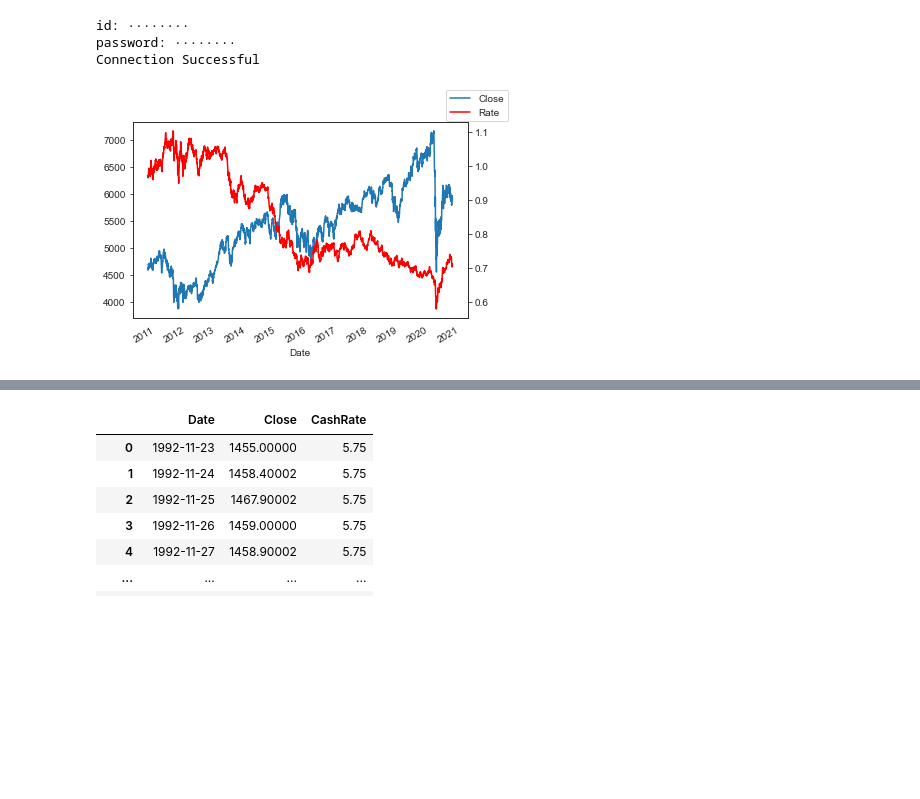
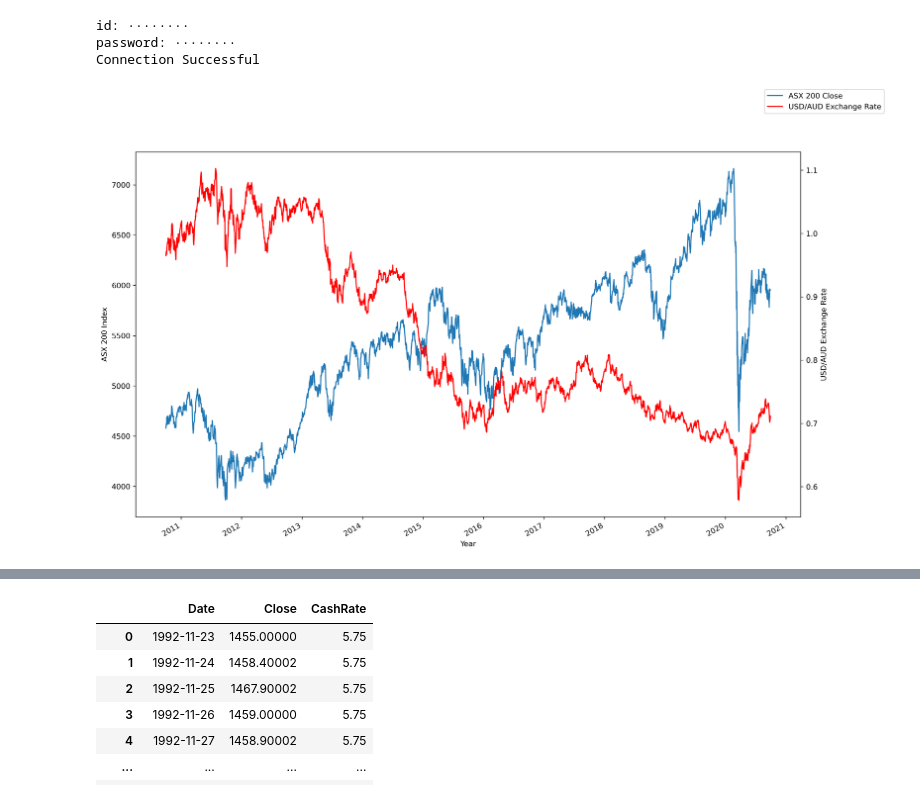
Before and after one commit to MDSI-AUG-2020-DSP/ASX, a Jupyter notebook: Exchange Rate.ipynb, the cells around one changed output, grey strips where cells are left out. Cells and saved outputs as stored; diff of their text form; code cells hidden in the pictures; blank space fills up the shorter version.

Commit message:
Updated visualisation

```diff
--- a/Exchange Rate.ipynb
+++ b/Exchange Rate.ipynb
@@ -70,11 +69,15 @@ cashrate = pd.read_sql_query(query,
 # asx_axjo["Date"]=  pd.to_datetime(asx_axjo["Date"])
 mydb.close()
 # %%
+fig = plt.figure(figsize = (16,10), dpi = 300)
+ax = fig.add_subplot(111)
 df = asx_axjo.merge(exchange_rate, on = "Date", how = "right").dropna()
-ax = df.plot(x="Date", y="Close", legend=False)
+ax = df.plot(x="Date", y="Close", legend=False, ax = ax)
 ax2 = ax.twinx()
 df.plot(x="Date", y="Rate", ax=ax2, legend=False, color="r")
-ax.figure.legend()
+ax.set(xlabel='Year', ylabel='ASX 200 Index')
+ax2.set(ylabel='USD/AUD Exchange Rate')
+ax.figure.legend(["ASX 200 Close", "USD/AUD Exchange Rate"],)
 plt.show()
 # %% [output]
-[figure, old version]
+[figure, new version]
```
Also changed, not shown: parts of 9 cells of this notebook.
